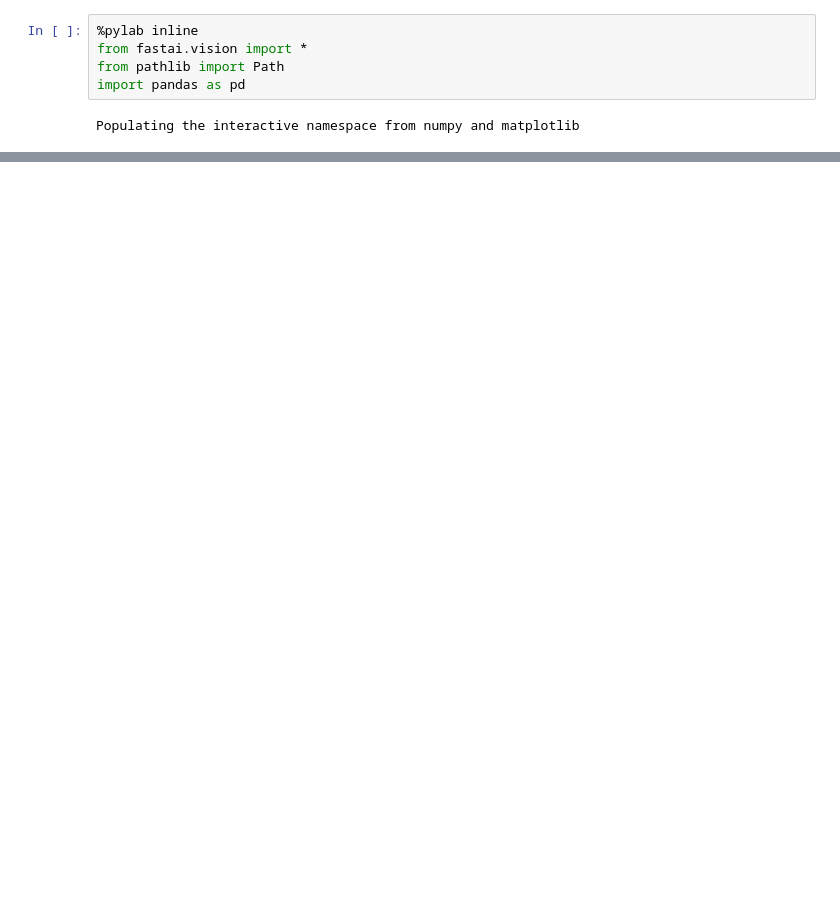
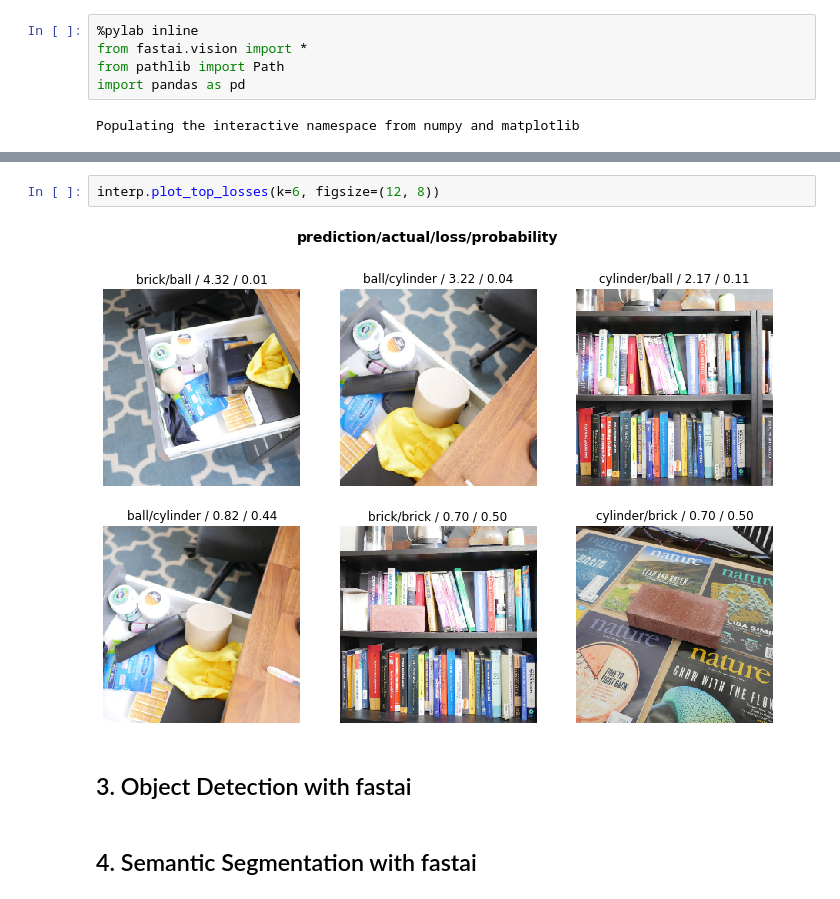
Before and after one commit to unccv/deep_learning_for_computer_vision, a Jupyter notebook: notebooks/Get Results Fast with fastai.ipynb, the cells around one changed output, grey strips where cells are left out. Drawn from its saved outputs; the diff is of its cells as text; blank space fills up the shorter version.

```diff
--- a/notebooks/Get Results Fast with fastai.ipynb
+++ b/notebooks/Get Results Fast with fastai.ipynb
@@ -40,0 +160,8 @@ Populating the interactive namespace from numpy and matplotlib
+# %%
+interp.plot_top_losses(k=6, figsize=(12, 8))
+# %% [output]
+[figure, added]
+# %% [markdown]
+## 3. Object Detection with fastai
+# %% [markdown]
+## 4. Semantic Segmentation with fastai
```
Also changed, not shown: parts of 28 cells of this notebook.
